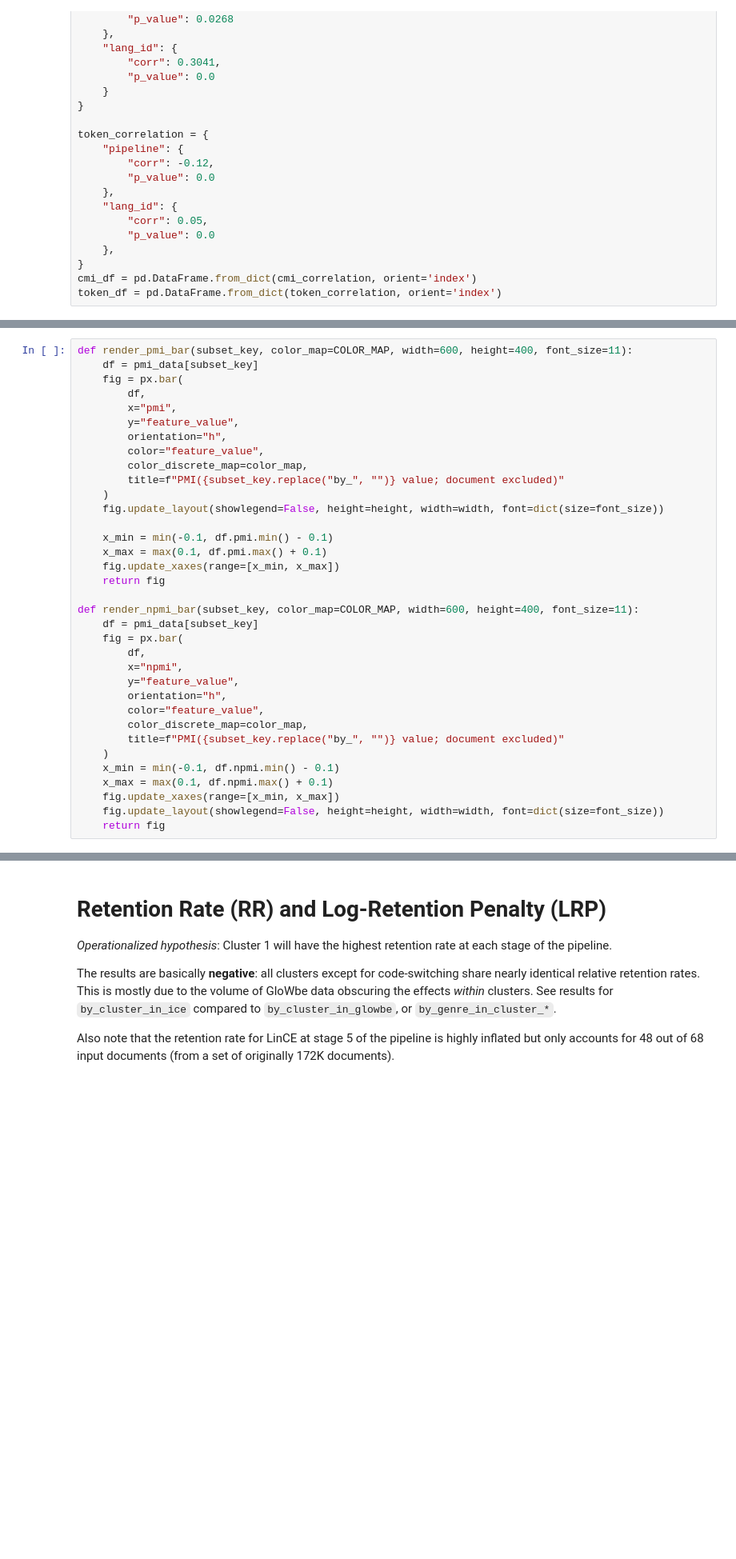
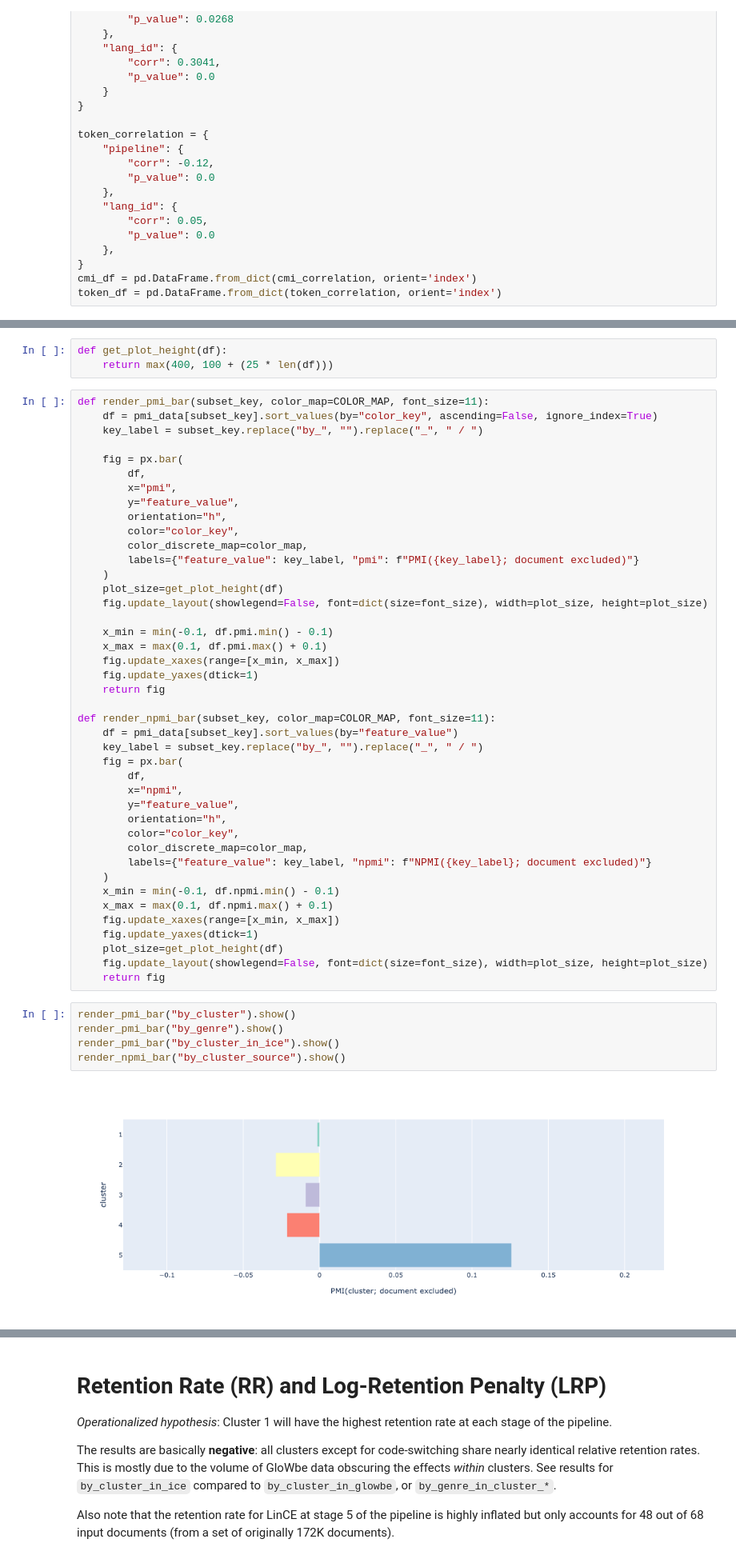
Before and after one commit to jessicacwang/pretraining-quality-mobility, a Jupyter notebook: eval/filter_audit.ipynb, the cells around one changed output, grey strips where cells are left out. Shown at 80% size. Cells and saved outputs as stored; diff of their text form; blank space fills up the shorter version.

```diff
--- a/eval/filter_audit.ipynb
+++ b/eval/filter_audit.ipynb
@@ -109,35 +184,52 @@ series.keys()
+# %%
+def get_plot_height(df):
+    return max(400, 100 + (25 * len(df)))
 # %%
-def render_pmi_bar(subset_key, color_map=COLOR_MAP, width=600, height=400, font_size=11):
-    df = pmi_data[subset_key]
+def render_pmi_bar(subset_key, color_map=COLOR_MAP, font_size=11):
+    df = pmi_data[subset_key].sort_values(by="color_key", ascending=False, ignore_index=True)
+    key_label = subset_key.replace("by_", "").replace("_", " / ")
+
     fig = px.bar(
         df,
         x="pmi",
         y="feature_value",
         orientation="h",
-        color="feature_value",
+        color="color_key",
         color_discrete_map=color_map,
-        title=f"PMI({subset_key.replace("by_", "")} value; document excluded)"
+        labels={"feature_value": key_label, "pmi": f"PMI({key_label}; document excluded)"}
     )
-    fig.update_layout(showlegend=False, height=height, width=width, font=dict(size=font_size))
+    plot_size=get_plot_height(df)
+    fig.update_layout(showlegend=False, font=dict(size=font_size), width=plot_size, height=plot_size)
 
     x_min = min(-0.1, df.pmi.min() - 0.1)
     x_max = max(0.1, df.pmi.max() + 0.1)
     fig.update_xaxes(range=[x_min, x_max])
+    fig.update_yaxes(dtick=1)
     return fig
 
-def render_npmi_bar(subset_key, color_map=COLOR_MAP, width=600, height=400, font_size=11):
-    df = pmi_data[subset_key]
+def render_npmi_bar(subset_key, color_map=COLOR_MAP, font_size=11):
+    df = pmi_data[subset_key].sort_values(by="feature_value")
+    key_label = subset_key.replace("by_", "").replace("_", " / ")
     fig = px.bar(
         df,
         x="npmi",
         y="feature_value",
         orientation="h",
-        color="feature_value",
+        color="color_key",
         color_discrete_map=color_map,
-        title=f"PMI({subset_key.replace("by_", "")} value; document excluded)"
+        labels={"feature_value": key_label, "npmi": f"NPMI({key_label}; document excluded)"}
     )
     x_min = min(-0.1, df.npmi.min() - 0.1)
     x_max = max(0.1, df.npmi.max() + 0.1)
     fig.update_xaxes(range=[x_min, x_max])
-    fig.update_layout(showlegend=False, height=height, width=width, font=dict(size=font_size))
+    fig.update_yaxes(dtick=1)
+    plot_size=get_plot_height(df)
+    fig.update_layout(showlegend=False, font=dict(size=font_size), width=plot_size, height=plot_size)
     return fig
+# %%
+render_pmi_bar("by_cluster").show()
+render_pmi_bar("by_genre").show()
+render_pmi_bar("by_cluster_in_ice").show()
+render_npmi_bar("by_cluster_source").show()
+# %% [output]
+[figure, added]
```
Also changed, not shown: parts of 32 cells of this notebook, 3 other files.
